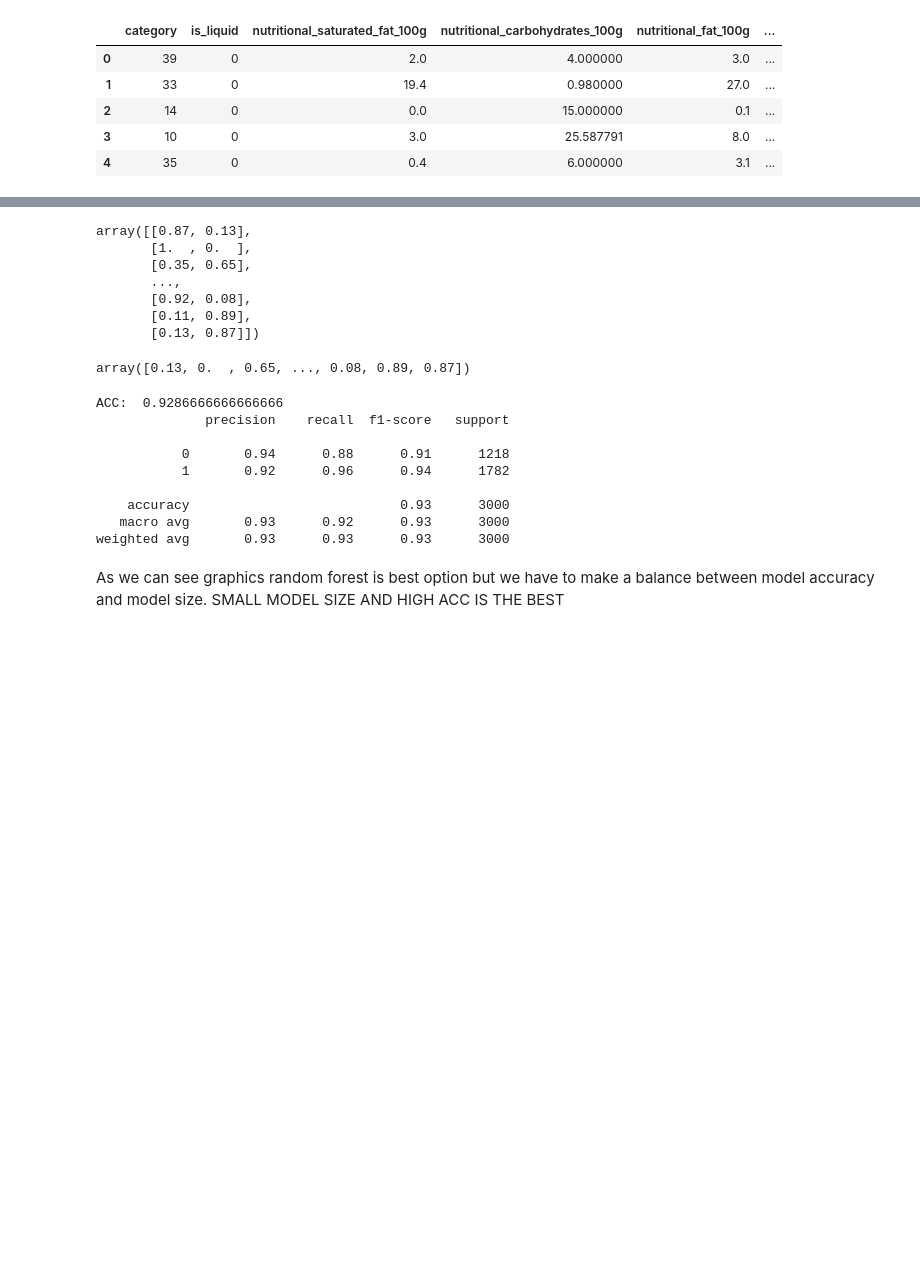
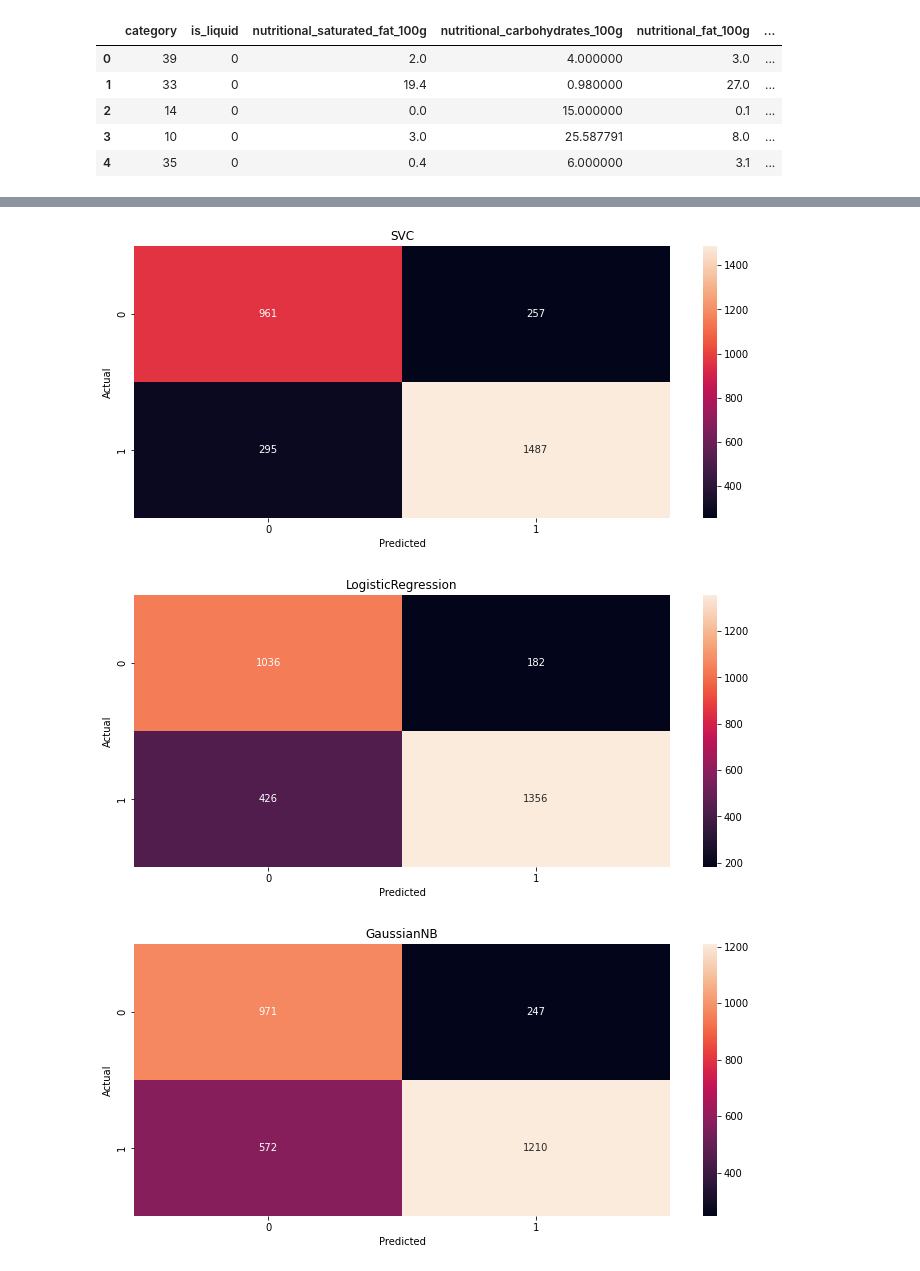
Before and after one commit to serdarakyol/food-classification, a Jupyter notebook: notebooks/myrealfood.ipynb, the cells around one changed output, grey strips where cells are left out. Saved outputs shown, nothing was run; the diff lists cells and outputs as text; code cells hidden in the pictures; blank space fills up the shorter version.

Commit message:
added optimal thresholds and visualised confusion matrix

```diff
--- a/notebooks/myrealfood.ipynb
+++ b/notebooks/myrealfood.ipynb
@@ -233,10 +217,10 @@ class Trainer:
         self.features = features
         self.labels = labels
         self.lg_ft = lg_ft
-        self.svm = SVC(kernel='linear', gamma='auto')
+        self.svm = SVC(kernel='linear', gamma='auto', probability=True)
         self.log_reg = LogisticRegression(random_state=0, class_weight=self.lg_ft)
         self.gaussian = GaussianNB()
-        self.knn = KNeighborsClassifier(n_neighbors=3)
+        self.knn = KNeighborsClassifier(n_neighbors=2)
         self.randon_forest = RandomForestClassifier()
 
     def train_models(self):
@@ -377,19 +311,0 @@ Classification reports shows that training was good because classes predicted as
-# %%
-from sklearn.metrics import auc, roc_curve
-
-fig, ax = plt.subplots(figsize=(17, 8))
-plt.title("ROC curve")
-for preds in predictions:
-    fpr, tpr, threshold = roc_curve(test_labels.values, preds['predictions'])
-    roc_auc = auc(fpr, tpr)
-    print(roc_auc)
-
-    plt.plot(fpr, tpr, label = f"{str(preds['model_name'])} AUC = %0.2f" % roc_auc)
-    plt.legend(loc = 'lower right')
-
-plt.plot([0, 1], [0, 1])
-plt.xlim([0, 1])
-plt.ylim([0, 1])
-plt.ylabel('True Positive Rate')
-plt.xlabel('False Positive Rate')
-plt.show()
@@ -409,33 +311,0 @@ threshold[np.argmin(np.abs(fpr+tpr-1))]
-# %%
-predicted_proba
-# %% [output]
-array([[0.87, 0.13],
-       [1.  , 0.  ],
-       [0.35, 0.65],
-       ...,
-       [0.92, 0.08],
-       [0.11, 0.89],
-       [0.13, 0.87]])
-# %%
-predicted_proba[:,1]
-# %% [output]
-array([0.13, 0.  , 0.65, ..., 0.08, 0.89, 0.87])
-# %%
-thresh = 0.48
-
-predicted_proba = models[4].predict_proba(test_features)
-predicted = (predicted_proba [:,1] >= thresh).astype('int')
-
-accuracy = accuracy_score(test_labels, predicted)
-print("ACC: ", accuracy)
-print(classification_report(test_labels, predicted))
-# %% [output]
-ACC:  0.9286666666666666
-              precision    recall  f1-score   support
-
-           0       0.94      0.88      0.91      1218
-           1       0.92      0.96      0.94      1782
-
-    accuracy                           0.93      3000
-   macro avg       0.93      0.92      0.93      3000
-weighted avg       0.93      0.93      0.93      3000
@@ -448,2 +312,18 @@ for index in range(len(test_features)):
-# %% [markdown]
-As we can see graphics random forest is best option but we have to make a balance between model accuracy and model size. SMALL MODEL SIZE AND HIGH ACC IS THE BEST
+# %%
+from sklearn.metrics import confusion_matrix
+
+for model in models:
+    model_name = str(model).split("(")[0]
+    preds = model.predict(test_features)
+    conf_mat = confusion_matrix(test_labels, preds)
+    fig, ax = plt.subplots(figsize=(12,5))
+    sns.heatmap(conf_mat, annot=True, fmt='d')
+    plt.title(f"{model_name}")
+    plt.ylabel('Actual')
+    plt.xlabel('Predicted')
+    plt.show()
+    fig.savefig(f"../data/default-{model_name}.jpg")
+# %% [output]
+[figure, added]
+[figure, added]
+[figure, added]
```
Also changed, not shown: parts of 33 cells of this notebook, 10 other files.
